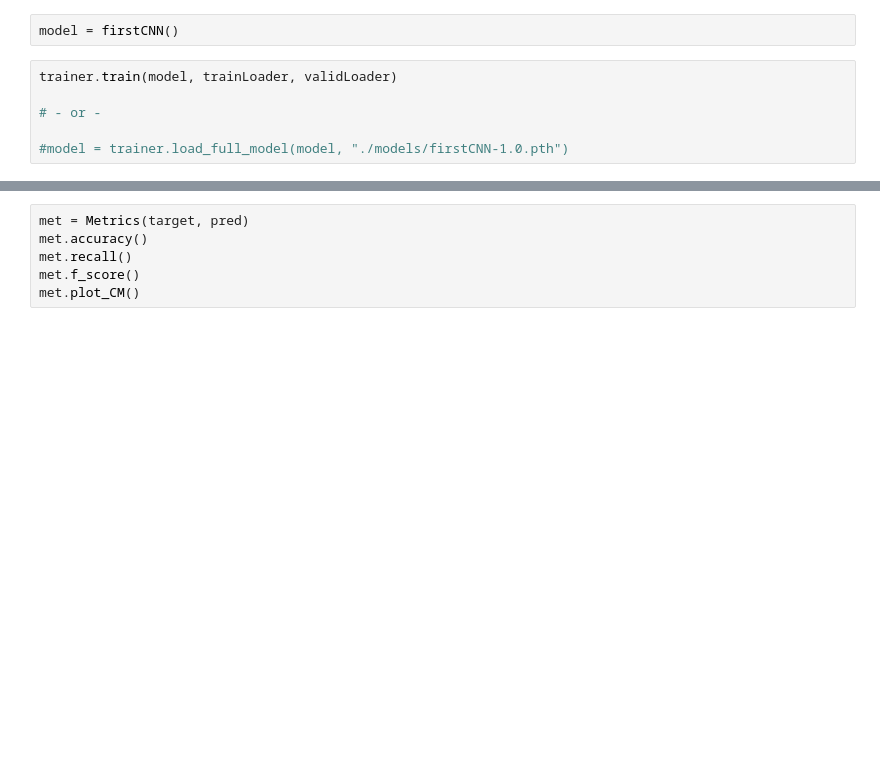
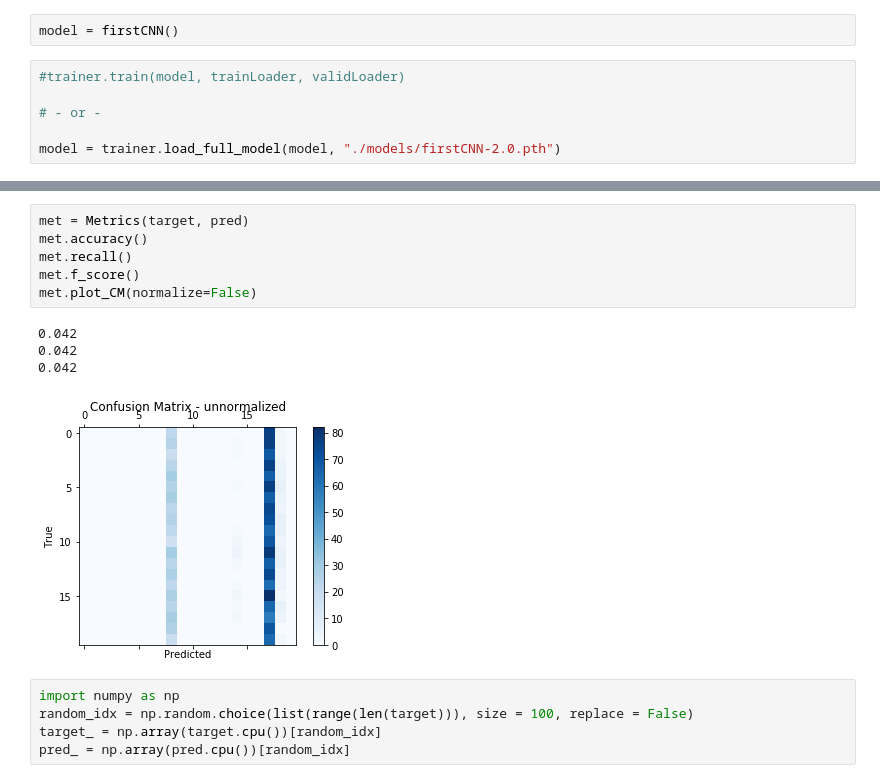
Before and after one commit to Saadmaghani/urfp-hab-plankton, a Jupyter notebook: main.ipynb, the cells around one changed output, grey strips where cells are left out. Saved outputs shown, nothing was run; the diff lists cells and outputs as text; blank space fills up the shorter version.

Commit message:
trained model 2.3 hp 2.0

```diff
--- a/main.ipynb
+++ b/main.ipynb
@@ -20,8 +20,8 @@ trainer = Trainer(epochs = 10, loss_fn = nn.MSELoss, optimizer = optim.SGD, lr =
 # %%
 model = firstCNN()
 # %%
-trainer.train(model, trainLoader, validLoader)
+#trainer.train(model, trainLoader, validLoader)
 
 # - or -
 
-#model = trainer.load_full_model(model, "./models/firstCNN-1.0.pth")
+model = trainer.load_full_model(model, "./models/firstCNN-2.0.pth")
@@ -49,6 +66,16 @@ pred, target = trainer.test(model, testLoader)
 # %%
 met = Metrics(target, pred)
 met.accuracy()
 met.recall()
 met.f_score()
-met.plot_CM()
+met.plot_CM(normalize=False)
+# %% [output]
+0.042
+0.042
+0.042
+[figure, added]
+# %%
+import numpy as np
+random_idx = np.random.choice(list(range(len(target))), size = 100, replace = False)
+target_ = np.array(target.cpu())[random_idx]
+pred_ = np.array(pred.cpu())[random_idx]
```
Also changed, not shown: parts of 4 cells of this notebook, 7 other files.
